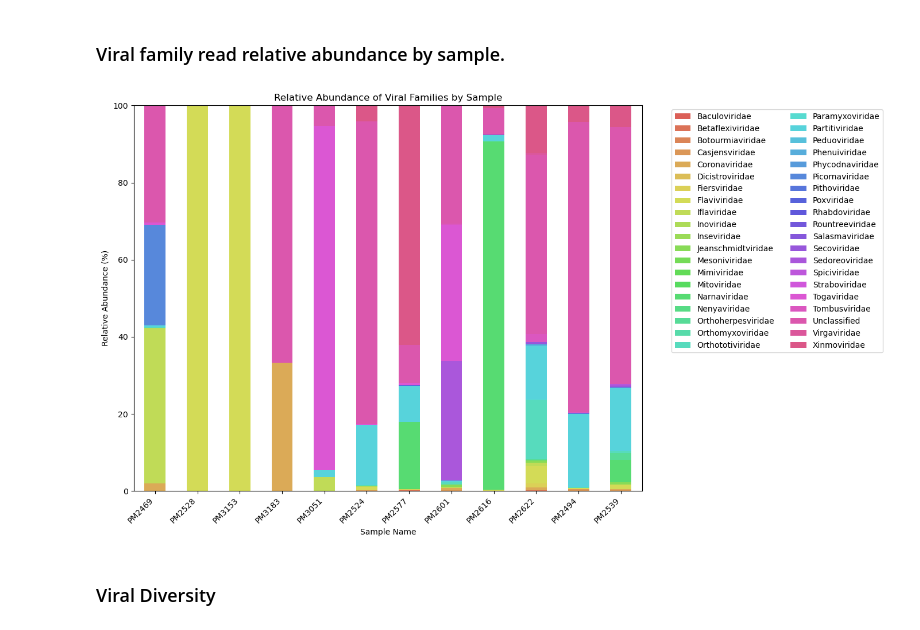
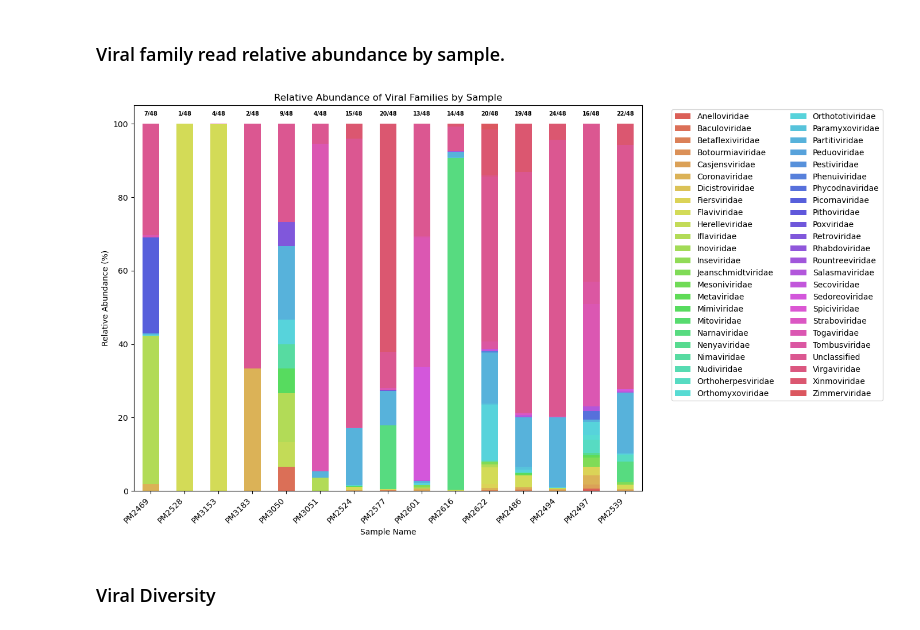
Before and after one commit to mgarciak-LEVE/mosquito_virome_yucatan_LEVE, a Jupyter notebook: scripts/czid_analysis/sequence_analysis.ipynb, the cells around one changed output. Drawn from its saved outputs; the diff is of its cells as text; code cells hidden in the pictures.

```diff
--- a/scripts/czid_analysis/sequence_analysis.ipynb
+++ b/scripts/czid_analysis/sequence_analysis.ipynb
@@ -23,6 +23,7 @@ base_path = Path.cwd().parents[1]
 file_paths = {
     "PM3183": base_path / 'docs/czid_sequence_reports/PM3183_S6_923339_taxon_report.csv',
     "PM3051": base_path / 'docs/czid_sequence_reports/PM3051_S4_923337_taxon_report.csv',
+    "PM3050": base_path / 'docs/czid_sequence_reports/PM3050_S3_929426_taxon_report.csv',
     "PM3153": base_path / 'docs/czid_sequence_reports/PM3153_S5_923338_taxon_report.csv',
     "PM2622": base_path / 'docs/czid_sequence_reports/PM2622_S32_923335_taxon_report.csv',
     "PM2616": base_path / 'docs/czid_sequence_reports/PM2616_S22_923334_taxon_report.csv',
@@ -33,6 +34,8 @@ file_paths = {
     "PM2524": base_path / 'docs/czid_sequence_reports/PM2524_S24_923329_taxon_report.csv',
     "PM2494": base_path / 'docs/czid_sequence_reports/PM2494_S26_923327_taxon_report.csv',
     "PM2469": base_path / 'docs/czid_sequence_reports/PM2469_S1_923325_taxon_report.csv',
+    "PM2497": base_path / 'docs/czid_sequence_reports/PM2497_S12_929424_taxon_report.csv',
+    "PM2486": base_path / 'docs/czid_sequence_reports/PM2486_S27_929425_taxon_report.csv'
 }
 
 samples = list(file_paths.keys())
@@ -898,56 +1037,76 @@ df_family_sum['relative_abundance'] = df_family_sum.groupby('sample_name')['nt_r
 df_family_sum = df_family_sum[df_family_sum['relative_abundance'] > 0.01]
 pivot_df = df_family_sum.pivot(index='sample_name', columns='family', values='relative_abundance').fillna(0)
 
+# Store family columns BEFORE adding metadata
+family_columns = pivot_df.columns.tolist()  # <-- Get family columns first
+
+# Then add metadata
 pivot_df['species'] = df_metadata.set_index('sample_name')['species']
 pivot_df['habitat'] = df_metadata.set_index('sample_name')['habitat']
 
 # Sort by species
 pivot_df = pivot_df.sort_values(['species', 'habitat'], ascending=[True, True])
 
-# Generate unique colors
-unique_families = pivot_df.columns.tolist()
+# Generate unique colors for families only
+unique_families = family_columns  # <-- Use saved family columns, not all columns
 num_families = len(unique_families)
 
 # Create a color palette with enough distinct colors
 if num_families <= 10:
     palette = sns.color_palette("tab10", num_families)
 elif num_families <= 20:
     palette = sns.color_palette("tab20", num_families)
 elif num_families <= 30:
     palette = sns.color_palette("Set3", num_families)
 else:
-    # Create a custom palette with many distinct colors
     palette = sns.color_palette("hls", num_families)
 
 color_dict = dict(zip(unique_families, palette))
 
-# Plot
+# Create the plot
 fig, ax = plt.subplots(figsize=(14, 8))
-pivot_df.plot(kind='bar', stacked=True, color=[color_dict[col] for col in pivot_df.columns], ax=ax)
+
+# Plot only the family columns (excluding species and habitat)
+pivot_df[unique_families].plot(kind='bar', stacked=True,
+                                color=[color_dict[col] for col in unique_families],
+                                ax=ax)
+
+# Calculate metrics per sample (using only family columns)
+total_families = len(unique_families)
+family_counts = (pivot_df[unique_families] > 0).sum(axis=1)
+family_percentages = (family_counts / total_families * 100).round(1)
+
+# Add combined labels above bars
+for i, (idx, count) in enumerate(family_counts.items()):
+    # Get total height of the bar (should be ~100)
+    total_height = pivot_df[unique_families].iloc[i].sum()
+    ax.text(i, total_height + 2, f'{count}/{total_families}',
+            ha='center', va='bottom', fontsize=7,
+            fontweight='bold', linespacing=1.2)
 
 plt.title('Relative Abundance of Viral Families by Sample')
 plt.xlabel('Sample Name')
 plt.ylabel('Relative Abundance (%)')
 plt.xticks(rotation=45, ha='right')
 plt.legend(bbox_to_anchor=(1.05, 1), loc='upper left', ncol=2)
 
 plt.tight_layout()
 
 # Full path
 output_path = base_path / 'results' / 'czid' / 'ViralFamilyRelativeAbundance.png'
 
 plt.savefig(
     output_path,
-    dpi=300,                    # Resolution
-    bbox_inches='tight',        # Removes extra white space
-    format='png',               # Format
-    transparent=False,          # Set to True for transparent background
-    facecolor='white'           # Background color
+    dpi=300,
+    bbox_inches='tight',
+    format='png',
+    transparent=False,
+    facecolor='white'
 )
 
 plt.show()
 # %% [output]
-[figure, old version]
+[figure, new version]
 # %% [markdown]
 ### Viral Diversity
 # %%
```
Also changed, not shown: parts of 11 cells of this notebook, 24 other files.
